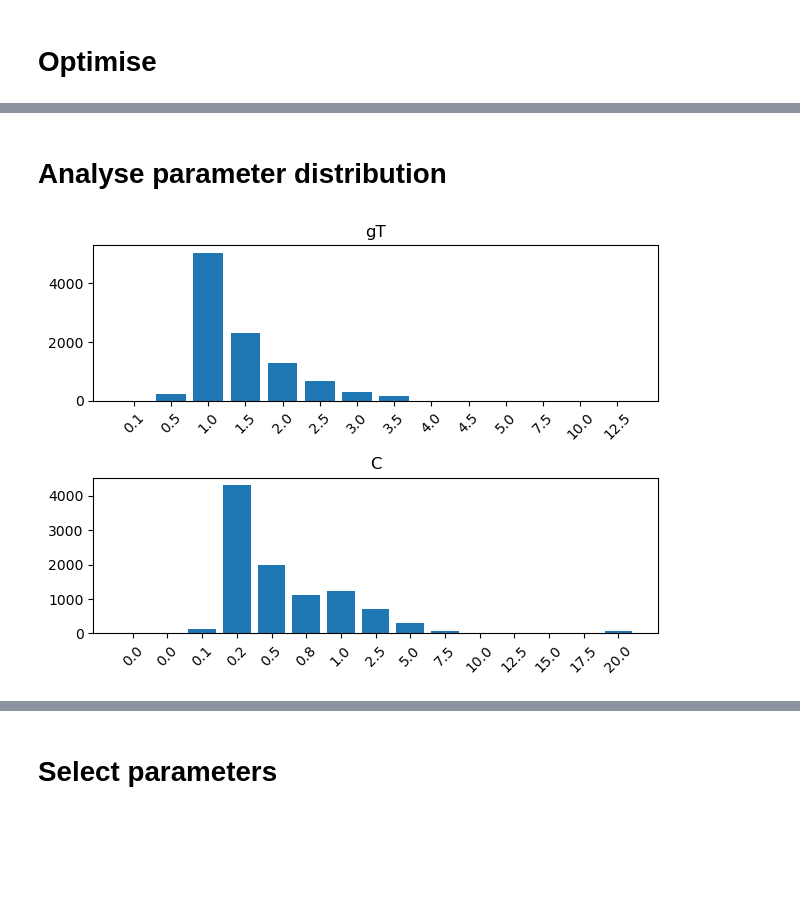
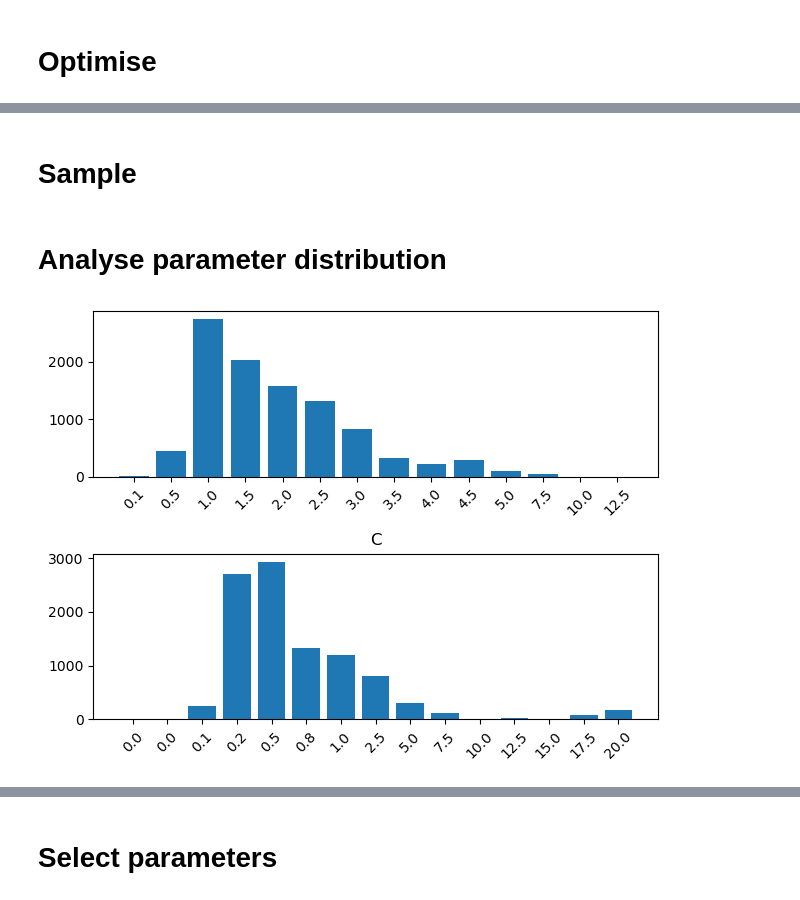
Before and after one commit to ismip/ismip7-antarctic-ocean-forcing, a Jupyter notebook: parameterisations/parameter_selection_pico_example_v2.ipynb, the cells around one changed output, grey strips where cells are left out. Cells and saved outputs as stored; diff of their text form; code cells hidden in the pictures; blank space fills up the shorter version.

```diff
--- a/parameterisations/parameter_selection_pico_example_v2.ipynb
+++ b/parameterisations/parameter_selection_pico_example_v2.ipynb
@@ -87,6 +83,7 @@ pd_ensemble.sel(p1=1e6,p2=1e-5).melt_rate.plot()
 pd_ensemble['melt_rate'] = pd_ensemble['melt_rate']*ice_density
 cold_ensemble['melt_rate'] = cold_ensemble['melt_rate']*ice_density
 warm_ensemble['melt_rate'] = warm_ensemble['melt_rate']*ice_density
+obs_ensemble['melt_rate'] = obs_ensemble['melt_rate']*ice_density
 # %% [markdown]
 # Load target data
 # %%
@@ -212,2 +194,4 @@ t4_weights = xr.DataArray(
+# %% [markdown]
+# Sample
 # %%
 sample_size=10000
@@ -222,31 +205,31 @@ min_p1, min_p2 = calculate_objective_function(
     t4_model, t4_obs_mean, t4_obs_sigma,t4_weights)
 # %% [markdown]
 # Analyse parameter distribution
-# %%
-fig,axes = plt.subplots(2,1, sharex=False, sharey=False)
-ax = axes.flatten()[0]
-
-bin_edges = np.array( np.append(pd_ensemble.p2.values[0]*0.5, pd_ensemble.p2.values+1e-7) )
-counts_p1, _ = np.histogram(np.array(min_p2), bins= bin_edges)
-positions = np.arange(len(counts_p1))
-ax.bar(positions, counts_p1, width=0.8)
-labels = np.round(pd_ensemble.p2.values*1e5, 1)
-ax.set_xticks(positions, labels, rotation=45)
-ax.set_title('gT')
-
-ax = axes.flatten()[1]
-bin_edges = np.array( np.append(pd_ensemble.p1.values[0]*0.5, pd_ensemble.p1.values+0.001e6) )
-counts_p2, _ = np.histogram(np.array(min_p1), bins= bin_edges)
-positions = np.arange(len(counts_p2))
-ax.bar(positions, counts_p2, width=0.8)
-labels = np.round(pd_ensemble.p1.values/1e6, 1)
-ax.set_xticks(positions, labels, rotation=45)
-ax.set_title('C')
-plt.tight_layout()
-
-#plt.savefig(os.path.join(figure_dir,pism_present_day_ensemble+'_Hists_Sample'+str(sample_size)+'.png'))
-# %% [output]
-[figure, removed]
+# %%
+fig,axes = plt.subplots(2,1, sharex=False, sharey=False)
+ax = axes.flatten()[0]
+
+bin_edges = np.array( np.append(pd_ensemble.p2.values[0]*0.5, pd_ensemble.p2.values*1.1) )
+counts_p1, _ = np.histogram(np.array(min_p2), bins= bin_edges)
+positions = np.arange(len(counts_p1))
+ax.bar(positions, counts_p1, width=0.8)
+labels = np.round(pd_ensemble.p2.values*1e5, 1)
+ax.set_xticks(positions, labels, rotation=45)
+#ax.set_title('gT')
+
+ax = axes.flatten()[1]
+bin_edges = np.array( np.append(pd_ensemble.p1.values[0]*0.5, pd_ensemble.p1.values+0.001e6) )
+counts_p2, _ = np.histogram(np.array(min_p1), bins= bin_edges)
+positions = np.arange(len(counts_p2))
+ax.bar(positions, counts_p2, width=0.8)
+labels = np.round(pd_ensemble.p1.values/1e6, 1)
+ax.set_xticks(positions, labels, rotation=45)
+ax.set_title('C')
+plt.tight_layout()
+
+plt.savefig(os.path.join(figure_dir,pism_present_day_ensemble+'_Hists_Sample_'+deltaTrange+'.png'))
+# %% [output]
+[figure, added]
 # %%
 fig,axes = plt.subplots(1,1, sharex=False, sharey=False)
 ax = axes
```
Also changed, not shown: parts of 36 cells of this notebook, 2 other files.
